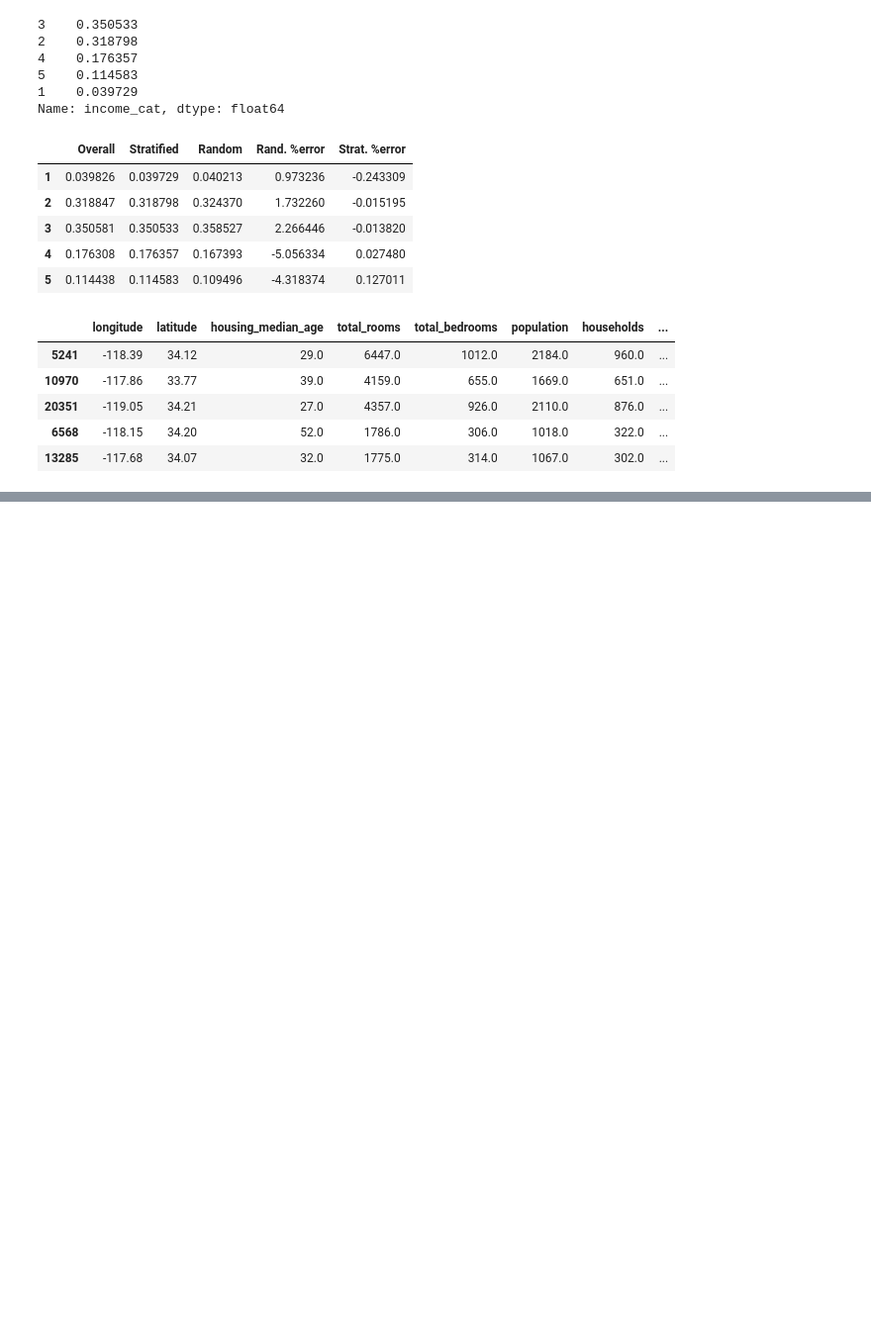
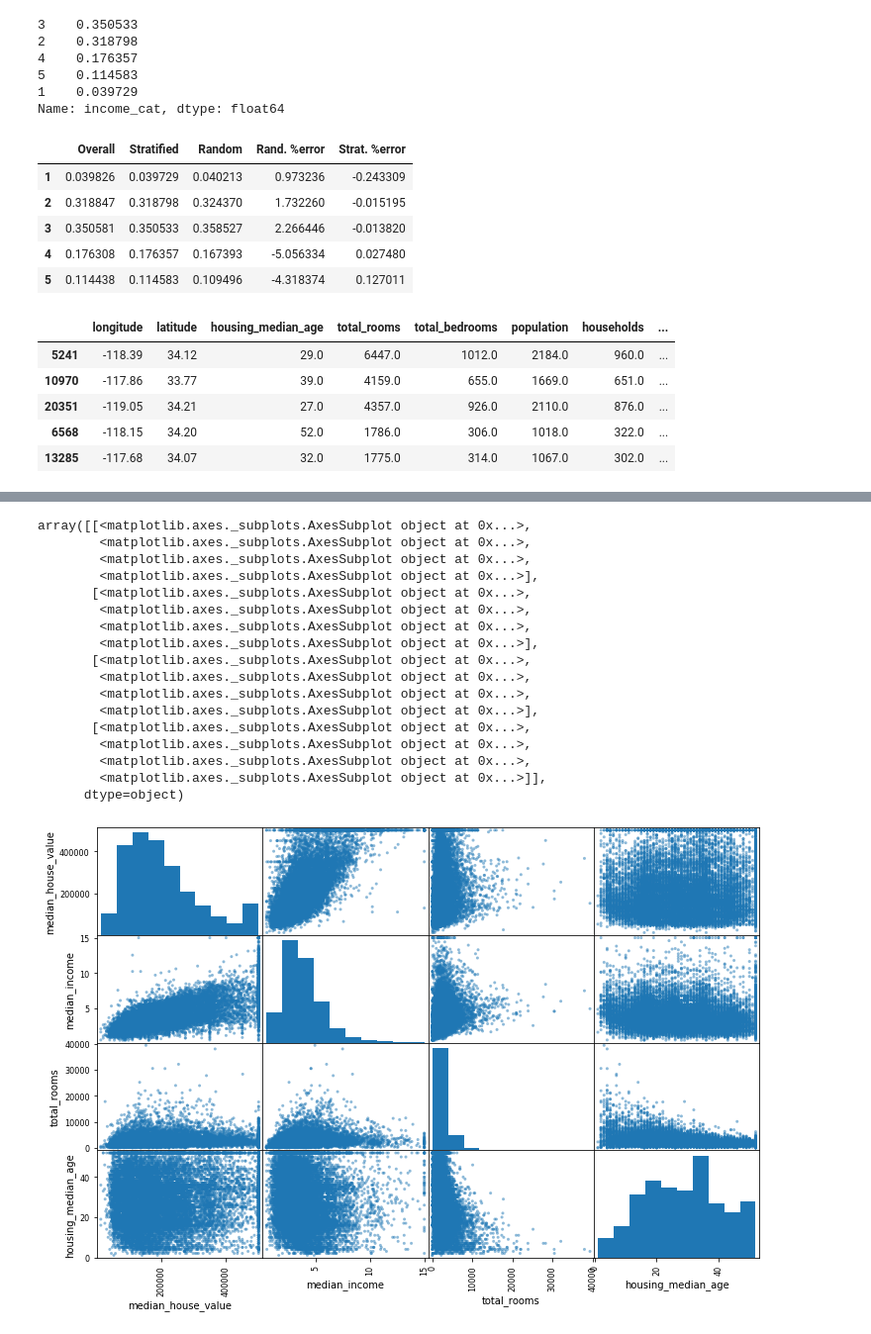
Before and after one commit to codywill/ml-sandbox, a Jupyter notebook: hands-on/Housing.ipynb, the cells around one changed output, grey strips where cells are left out. Shown at 99% size. Drawn from its saved outputs; the diff is of its cells as text; code cells hidden in the pictures; blank space fills up the shorter version.

```diff
--- a/hands-on/Housing.ipynb
+++ b/hands-on/Housing.ipynb
@@ -232,0 +260,4 @@ strat_test_set.head()
+# %%
+# Calculate the standard correlation coefficients (Pearson's r)
+corr_matrix = housing.corr()
+corr_matrix['median_house_value'].sort_values(ascending=False)
@@ -232,0 +275,25 @@ strat_test_set.head()
+# %%
+from pandas.plotting import scatter_matrix
+
+# Select 4 most highly correlated attributes and generate a scatter matrix between them
+attributes = corr_matrix['median_house_value'].sort_values(ascending=False).keys()[0:4]
+scatter_matrix(housing[attributes], figsize=(12, 8))
+# %% [output]
+array([[<matplotlib.axes._subplots.AxesSubplot object at 0x...>,
+        <matplotlib.axes._subplots.AxesSubplot object at 0x...>,
+        <matplotlib.axes._subplots.AxesSubplot object at 0x...>,
+        <matplotlib.axes._subplots.AxesSubplot object at 0x...>],
+       [<matplotlib.axes._subplots.AxesSubplot object at 0x...>,
+        <matplotlib.axes._subplots.AxesSubplot object at 0x...>,
+        <matplotlib.axes._subplots.AxesSubplot object at 0x...>,
+        <matplotlib.axes._subplots.AxesSubplot object at 0x...>],
+       [<matplotlib.axes._subplots.AxesSubplot object at 0x...>,
+        <matplotlib.axes._subplots.AxesSubplot object at 0x...>,
+        <matplotlib.axes._subplots.AxesSubplot object at 0x...>,
+        <matplotlib.axes._subplots.AxesSubplot object at 0x...>],
+       [<matplotlib.axes._subplots.AxesSubplot object at 0x...>,
+        <matplotlib.axes._subplots.AxesSubplot object at 0x...>,
+        <matplotlib.axes._subplots.AxesSubplot object at 0x...>,
+        <matplotlib.axes._subplots.AxesSubplot object at 0x...>]],
+      dtype=object)
+[figure, added]
```
Also changed, not shown: parts of 17 cells of this notebook.
